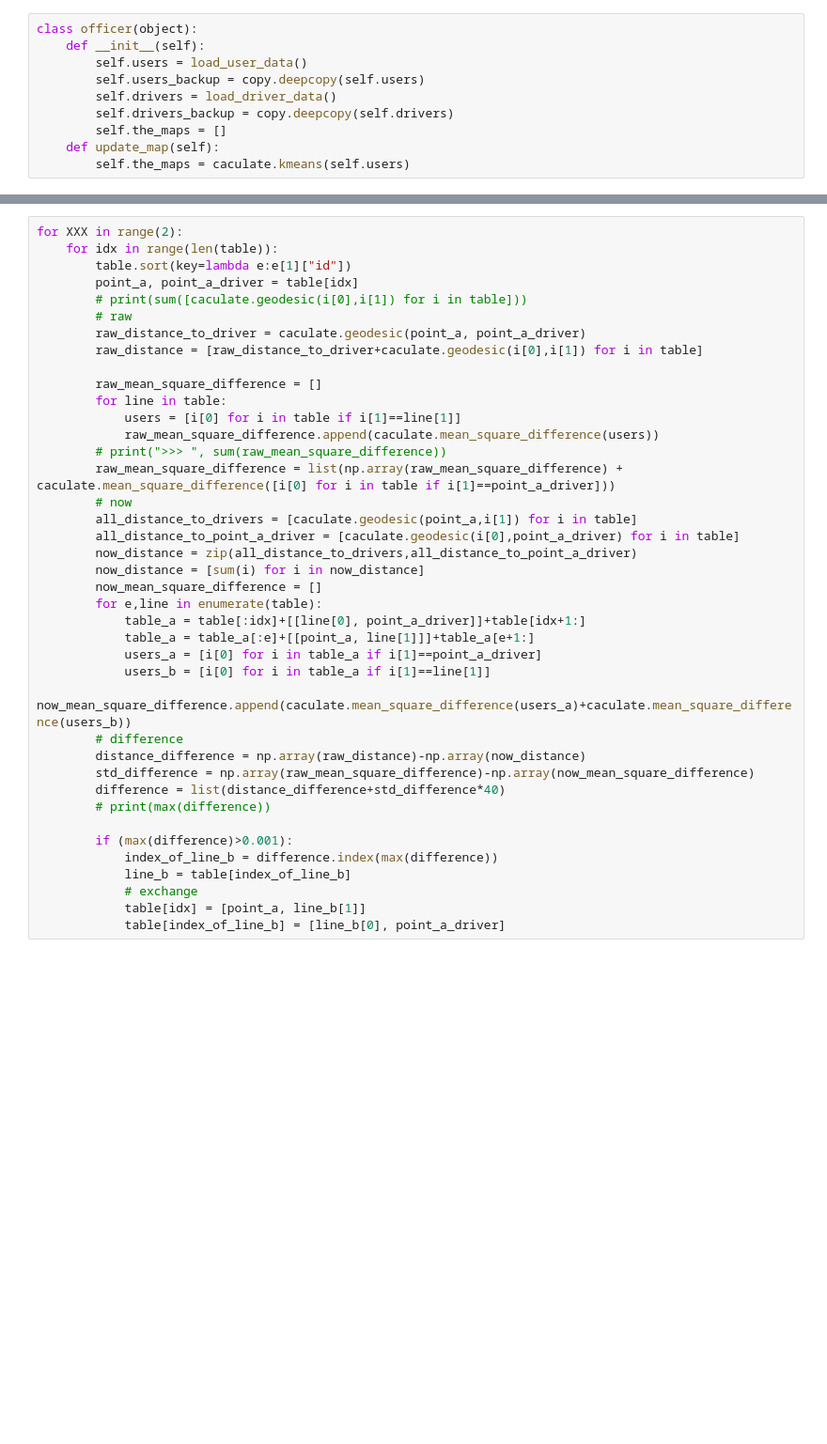
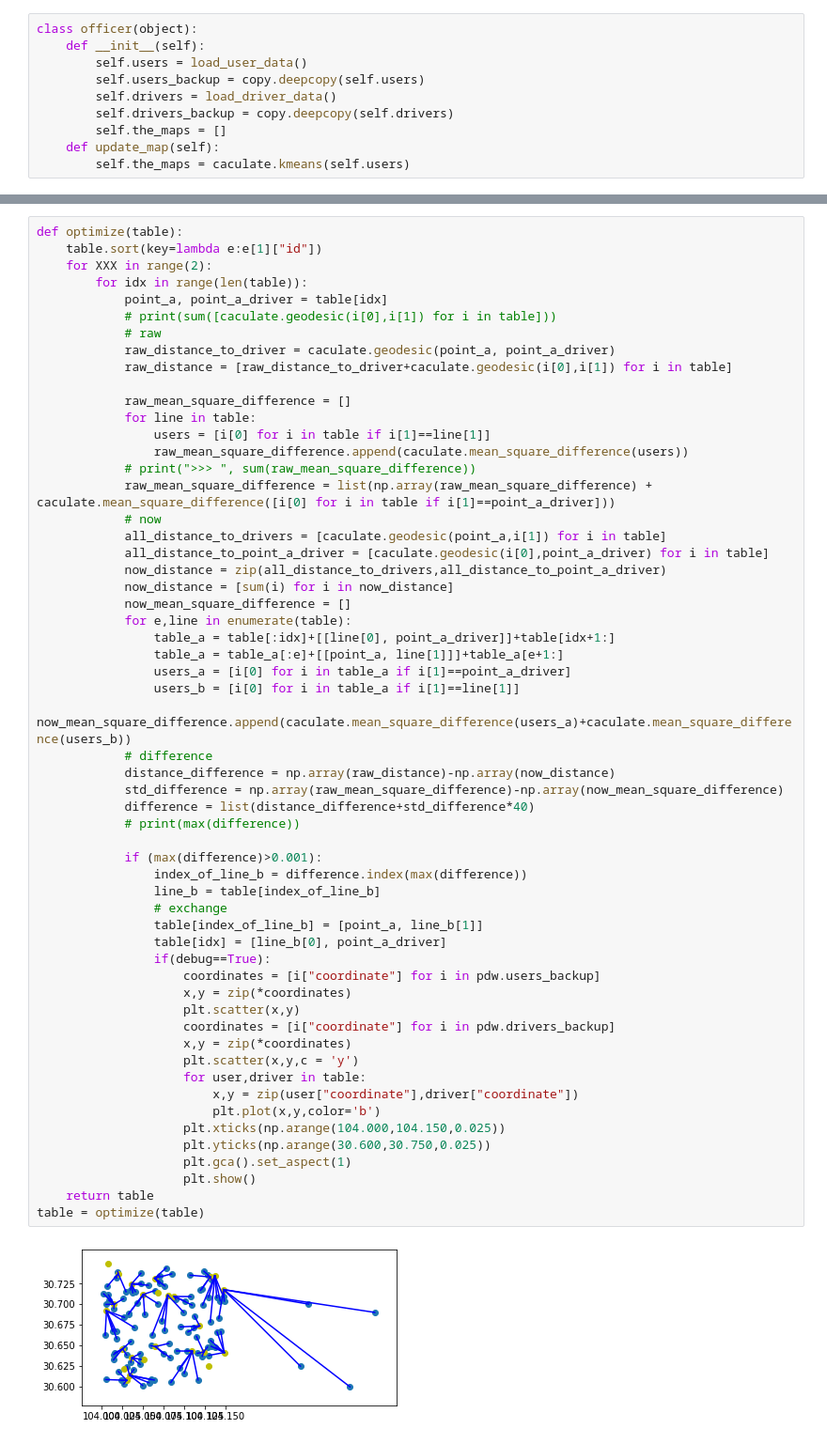
Before and after one commit to landmadename/Passengers-scheduling, a Jupyter notebook: main/main.ipynb, the cells around one changed output, grey strips where cells are left out. Shown: that part at 94% size. Cells and saved outputs as stored; diff of their text form; blank space fills up the shorter version.

```diff
--- a/main/main.ipynb
+++ b/main/main.ipynb
@@ -84,41 +90,60 @@ if (debug == "True"):
 # %%
-for XXX in range(2):
-    for idx in range(len(table)):
-        table.sort(key=lambda e:e[1]["id"])
-        point_a, point_a_driver = table[idx]
-        # print(sum([caculate.geodesic(i[0],i[1]) for i in table]))
-        # raw
-        raw_distance_to_driver = caculate.geodesic(point_a, point_a_driver)
-        raw_distance = [raw_distance_to_driver+caculate.geodesic(i[0],i[1]) for i in table]
+def optimize(table):
+    table.sort(key=lambda e:e[1]["id"])
+    for XXX in range(2):
+        for idx in range(len(table)):
+            point_a, point_a_driver = table[idx]
+            # print(sum([caculate.geodesic(i[0],i[1]) for i in table]))
+            # raw
+            raw_distance_to_driver = caculate.geodesic(point_a, point_a_driver)
+            raw_distance = [raw_distance_to_driver+caculate.geodesic(i[0],i[1]) for i in table]
 
-        raw_mean_square_difference = []
-        for line in table:
-            users = [i[0] for i in table if i[1]==line[1]]
-            raw_mean_square_difference.append(caculate.mean_square_difference(users))
-        # print(">>> ", sum(raw_mean_square_difference))
-        raw_mean_square_difference = list(np.array(raw_mean_square_difference) + caculate.mean_square_difference([i[0] for i in table if i[1]==point_a_driver]))
-        # now
-        all_distance_to_drivers = [caculate.geodesic(point_a,i[1]) for i in table]
-        all_distance_to_point_a_driver = [caculate.geodesic(i[0],point_a_driver) for i in table]
-        now_distance = zip(all_distance_to_drivers,all_distance_to_point_a_driver)
-        now_distance = [sum(i) for i in now_distance]
-        now_mean_square_difference = []
-        for e,line in enumerate(table):
-            table_a = table[:idx]+[[line[0], point_a_driver]]+table[idx+1:]
-            table_a = table_a[:e]+[[point_a, line[1]]]+table_a[e+1:]
-            users_a = [i[0] for i in table_a if i[1]==point_a_driver]
-            users_b = [i[0] for i in table_a if i[1]==line[1]]
-            now_mean_square_difference.append(caculate.mean_square_difference(users_a)+caculate.mean_square_difference(users_b))
-        # difference
-        distance_difference = np.array(raw_distance)-np.array(now_distance)
-        std_difference = np.array(raw_mean_square_difference)-np.array(now_mean_square_difference)
-        difference = list(distance_difference+std_difference*40)
-        # print(max(difference))
+            raw_mean_square_difference = []
+            for line in table:
+                users = [i[0] for i in table if i[1]==line[1]]
+                raw_mean_square_difference.append(caculate.mean_square_difference(users))
+            # print(">>> ", sum(raw_mean_square_difference))
+            raw_mean_square_difference = list(np.array(raw_mean_square_difference) + caculate.mean_square_difference([i[0] for i in table if i[1]==point_a_driver]))
+            # now
+            all_distance_to_drivers = [caculate.geodesic(point_a,i[1]) for i in table]
+            all_distance_to_point_a_driver = [caculate.geodesic(i[0],point_a_driver) for i in table]
+            now_distance = zip(all_distance_to_drivers,all_distance_to_point_a_driver)
+            now_distance = [sum(i) for i in now_distance]
+            now_mean_square_difference = []
+            for e,line in enumerate(table):
+                table_a = table[:idx]+[[line[0], point_a_driver]]+table[idx+1:]
+                table_a = table_a[:e]+[[point_a, line[1]]]+table_a[e+1:]
+                users_a = [i[0] for i in table_a if i[1]==point_a_driver]
+                users_b = [i[0] for i in table_a if i[1]==line[1]]
+                now_mean_square_difference.append(caculate.mean_square_difference(users_a)+caculate.mean_square_difference(users_b))
+            # difference
+            distance_difference = np.array(raw_distance)-np.array(now_distance)
+            std_difference = np.array(raw_mean_square_difference)-np.array(now_mean_square_difference)
+            difference = list(distance_difference+std_difference*40)
+            # print(max(difference))
 
-        if (max(difference)>0.001):
-            index_of_line_b = difference.index(max(difference))
-            line_b = table[index_of_line_b]
-            # exchange
-            table[idx] = [point_a, line_b[1]]
-            table[index_of_line_b] = [line_b[0], point_a_driver]
+            if (max(difference)>0.001):
+                index_of_line_b = difference.index(max(difference))
+                line_b = table[index_of_line_b]
+                # exchange
+                table[index_of_line_b] = [point_a, line_b[1]]
+                table[idx] = [line_b[0], point_a_driver]
+                if(debug==True):
+                    coordinates = [i["coordinate"] for i in pdw.users_backup]
+                    x,y = zip(*coordinates)
+                    plt.scatter(x,y)
+                    coordinates = [i["coordinate"] for i in pdw.drivers_backup]
+                    x,y = zip(*coordinates)
+                    plt.scatter(x,y,c = 'y')
+                    for user,driver in table:
+                        x,y = zip(user["coordinate"],driver["coordinate"])
+                        plt.plot(x,y,color='b')
+                    plt.xticks(np.arange(104.000,104.150,0.025))
+                    plt.yticks(np.arange(30.600,30.750,0.025))
+                    plt.gca().set_aspect(1)
+                    plt.show()
+    return table
+table = optimize(table)
+# %% [output]
+[figure, added]
 # %%
```
Also changed, not shown: parts of 4 cells of this notebook, 2 other files.
